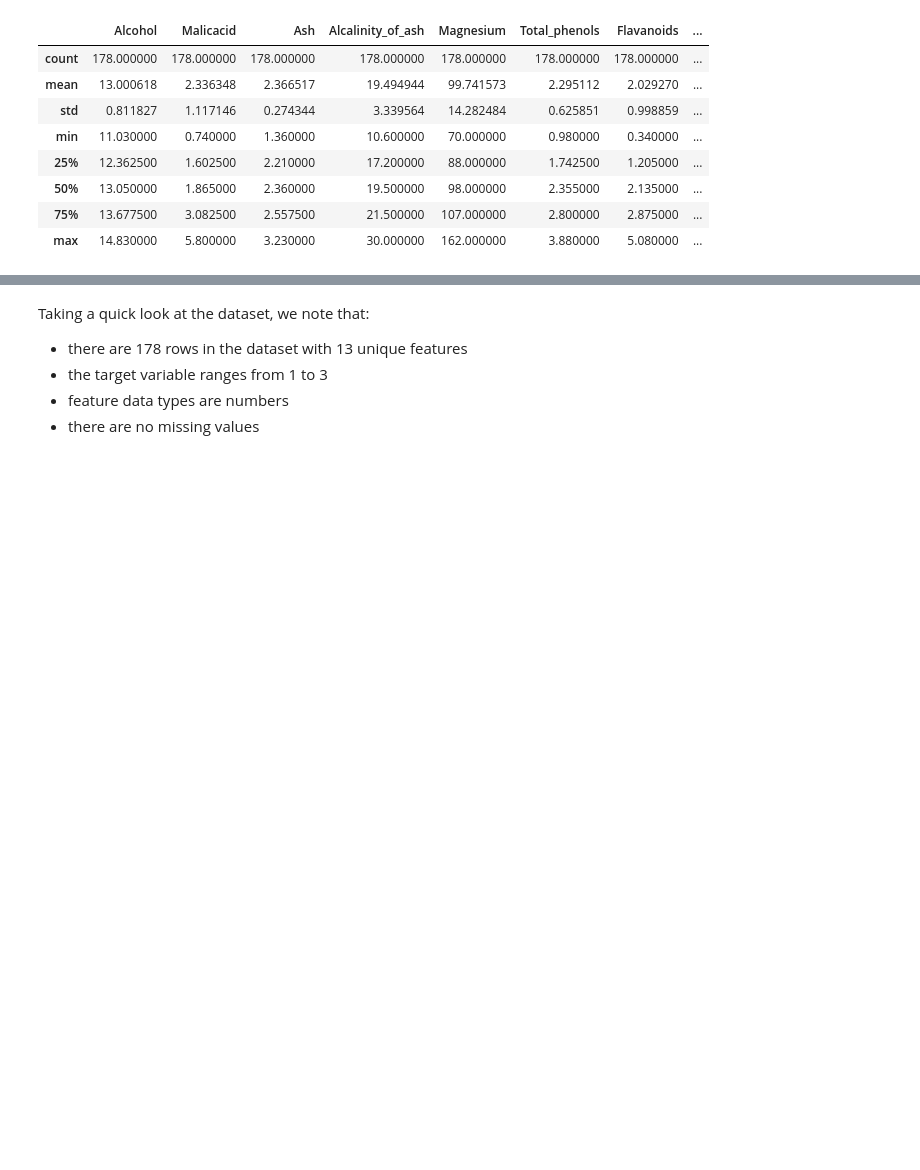
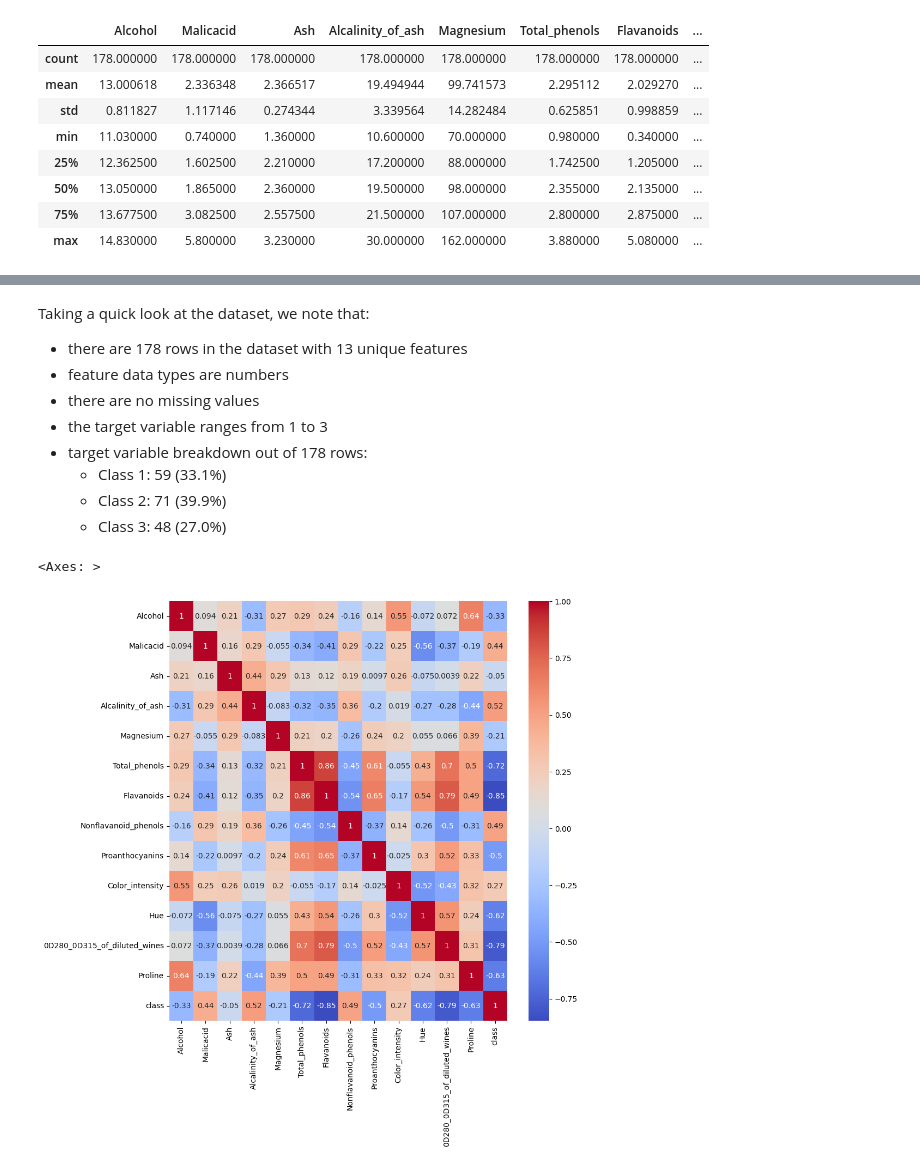
Before and after one commit to Eug-Chua/Wine-Classifier, a Jupyter notebook: wine_classifier.ipynb, the cells around one changed output, grey strips where cells are left out. Saved outputs shown, nothing was run; the diff lists cells and outputs as text; code cells hidden in the pictures; blank space fills up the shorter version.

```diff
--- a/wine_classifier.ipynb
+++ b/wine_classifier.ipynb
@@ -20,6 +41,7 @@ wine = fetch_ucirepo(id=109)
 # data (as pandas dataframes)
 X = wine.data.features
 y = wine.data.targets
+df = X.join(y)
 
 print(X.shape)
 print(y.shape)
@@ -108,6 +119,20 @@ memory usage: 1.5 KB
 # %% [markdown]
 Taking a quick look at the dataset, we note that:
 - there are 178 rows in the dataset with 13 unique features
-- the target variable ranges from 1 to 3
 - feature data types are numbers
 - there are no missing values
+- the target variable ranges from 1 to 3
+- target variable breakdown out of 178 rows:
+    - Class 1: 59 (33.1%)
+    - Class 2: 71 (39.9%)
+    - Class 3: 48 (27.0%)
+# %%
+# visualize correlations
+plt.figure(figsize=(10, 10))
+
+sns.heatmap(df.corr(),
+            cmap="coolwarm",
+            annot=True,)
+# %% [output]
+<Axes: >
+[figure, added]
```
Also changed, not shown: parts of 24 cells of this notebook.
